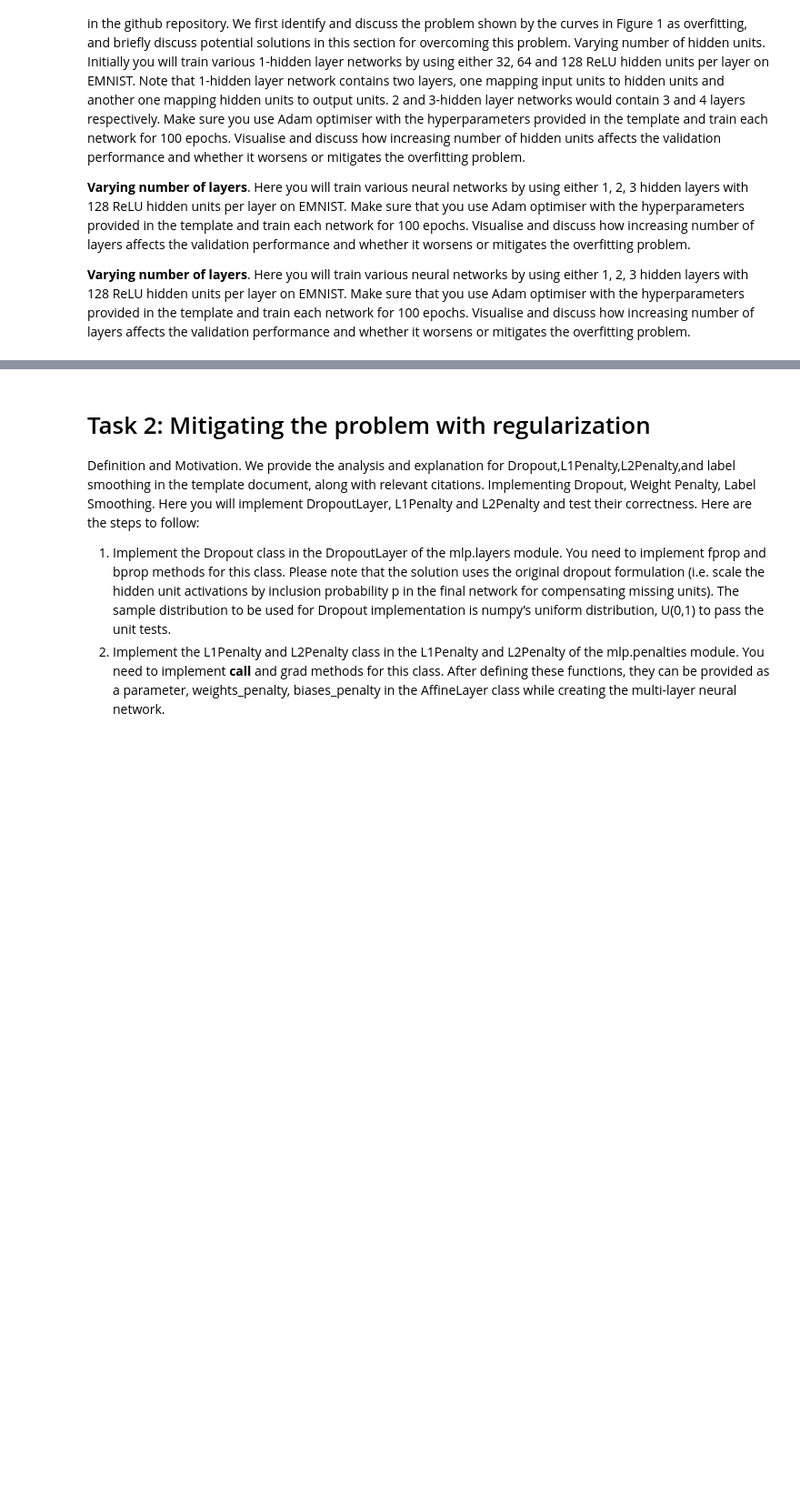
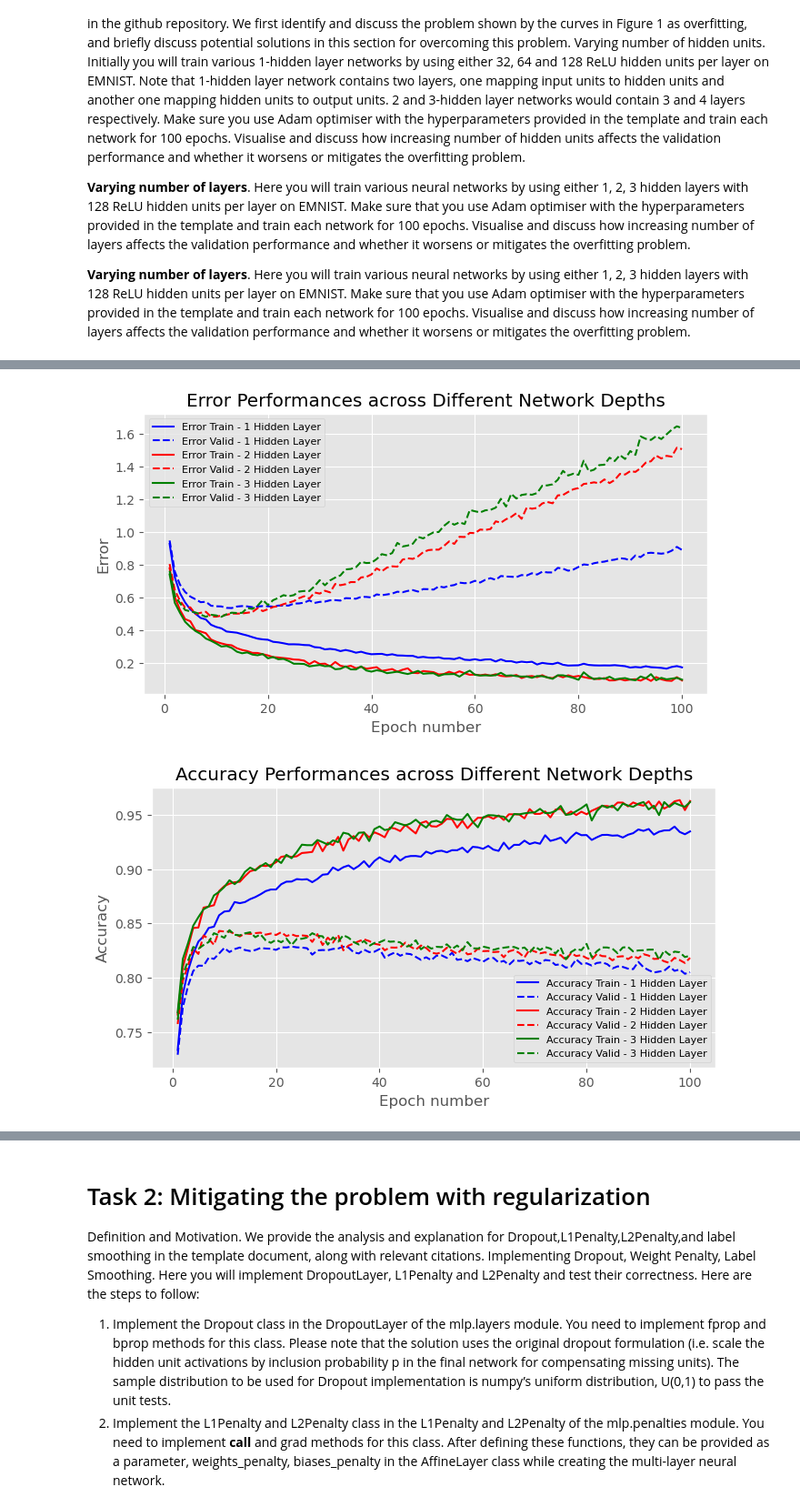
Before and after one commit to bangsen79/mlpractical, a Jupyter notebook: notebooks/Coursework_1.ipynb, the cells around one changed output, grey strips where cells are left out. Shown at 91% size. Drawn from its saved outputs; the diff is of its cells as text; code cells hidden in the pictures; blank space fills up the shorter version.

```diff
--- a/notebooks/Coursework_1.ipynb
+++ b/notebooks/Coursework_1.ipynb
@@ -404,3 +395,43 @@ fig_4.savefig('Plotting_Accuracy_Depth2.svg',format = 'svg')
+# %%
+#Plotting Only -> To easily modify plots, rather than needing to rerun the above function
+colors = ['blue','red','green']
+fig_3 = plt.figure(figsize=(8, 4))
+ax_3 = fig_3.add_subplot(111)
+
+for idx,(model_name,(stats,keys)) in enumerate(model_stats.items()):
+    color = colors[idx]
+
+    ax_3.plot(np.arange(1, stats.shape[0]) * stats_interval,
+              stats[1:, keys['error(train)']],linestyle='-',color = color , label=f"Error Train - {idx+1} Hidden Layer")
+    ax_3.plot(np.arange(1, stats.shape[0]) * stats_interval,
+              stats[1:, keys['error(valid)']],linestyle='--',color = color , label=f"Error Valid - {idx+1} Hidden Layer")
+
+ax_3.legend(loc='best',fontsize = 8)
+ax_3.set_xlabel('Epoch number')
+ax_3.set_ylabel('Error')
+ax_3.set_title('Error Performances across Different Network Depths')
+fig_3.savefig('Plotting_Error_Depth2.png',format = 'png')
+
+fig_4 = plt.figure(figsize=(8, 4))
+ax_4 = fig_4.add_subplot(111)
+
+for idx,(model_name,(stats,keys)) in enumerate(model_stats.items()):
+    color = colors[idx]
+
+    ax_4.plot(np.arange(1, stats.shape[0]) * stats_interval,
+              stats[1:, keys['acc(train)']],linestyle='-',color = color , label=f"Accuracy Train - {idx+1} Hidden Layer")
+    ax_4.plot(np.arange(1, stats.shape[0]) * stats_interval,
+              stats[1:, keys['acc(valid)']],linestyle='--',color = color , label=f"Accuracy Valid - {idx+1} Hidden Layer")
+
+ax_4.legend(loc='best',fontsize = 8)
+ax_4.set_xlabel('Epoch number')
+ax_4.set_ylabel('Accuracy')
+ax_4.set_title('Accuracy Performances across Different Network Depths')
+fig_4.savefig('Plotting_Accuracy_Depth2.png',format = 'png')
+plt.show()
+# %% [output]
+[figure, added]
+[figure, added]
 # %%
 #Tabulated Form for 100th Epoch Results - Diff Network Depth
 
```
Also changed, not shown: parts of 23 cells of this notebook, 11 other files.
